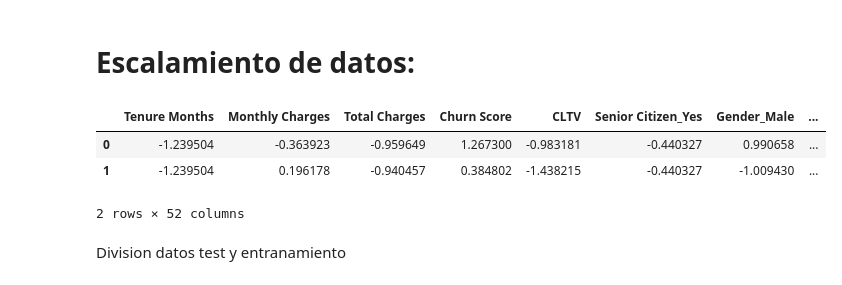
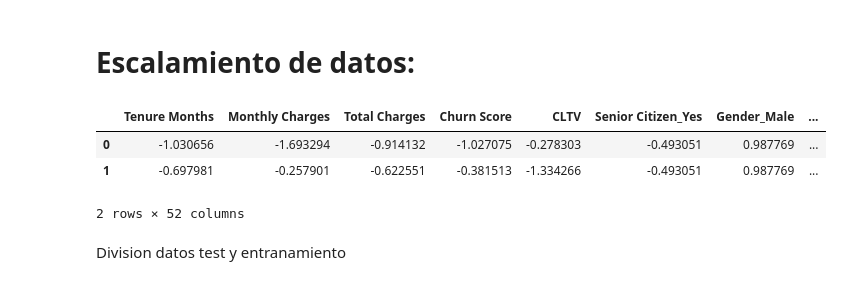
Before and after one commit to Brayam1998/dataScience_Churn, a Jupyter notebook: proyecto churn/Modelos/regresion_logistica_binomial.ipynb, the cells around one changed output. Cells and saved outputs as stored; diff of their text form; code cells hidden in the pictures.

```diff
--- a/proyecto churn/Modelos/regresion_logistica_binomial.ipynb
+++ b/proyecto churn/Modelos/regresion_logistica_binomial.ipynb
@@ -34,19 +35,29 @@ warnings.filterwarnings("ignore")
 # %% [markdown]
 # Seleccion de Variables
 # %%
-dataset = pd.read_csv("dataML.csv")
-dataset = dataset.drop(columns = "Unnamed: 0" )
+data = pd.read_csv("dataML.csv")
+data = data.drop(columns = "Unnamed: 0" )
+dataset = data.copy(deep = True)
+
+dataset = dataset.sample(frac=1)
+
 dataFeatures = dataset.drop(columns="Churn Value")
 dataTarget = dataset["Churn Value"]
+
+
+undersample = RandomUnderSampler(random_state=42)
+
+# le pasamos los datos ala funcion para que los nivele
+X_over , y_over = undersample.fit_resample(dataFeatures , dataTarget )
 # %% [markdown]
 # Escalamiento de datos:
 # %%
 scaler = StandardScaler()
-dataScaled = scaler.fit_transform(dataFeatures)
-dataScaled=  pd.DataFrame(dataScaled, columns= dataFeatures.columns)
+dataScaled = scaler.fit_transform(X_over)
+dataScaled=  pd.DataFrame(dataScaled, columns= X_over.columns)
 dataScaled.head(2)
 # %% [output]
 |  | Tenure Months | Monthly Charges | Total Charges | Churn Score | CLTV | Senior Citizen_Yes | Gender_Male | ... |
-| 0 | -1.239504 | -0.363923 | -0.959649 | 1.267300 | -0.983181 | -0.440327 | 0.990658 | ... |
-| 1 | -1.239504 | 0.196178 | -0.940457 | 0.384802 | -1.438215 | -0.440327 | -1.009430 | ... |
+| 0 | -1.030656 | -1.693294 | -0.914132 | -1.027075 | -0.278303 | -0.493051 | 0.987769 | ... |
+| 1 | -0.697981 | -0.257901 | -0.622551 | -0.381513 | -1.334266 | -0.493051 | 0.987769 | ... |
 2 rows × 52 columns
```
Also changed, not shown: parts of 27 cells of this notebook, 5 other files.
